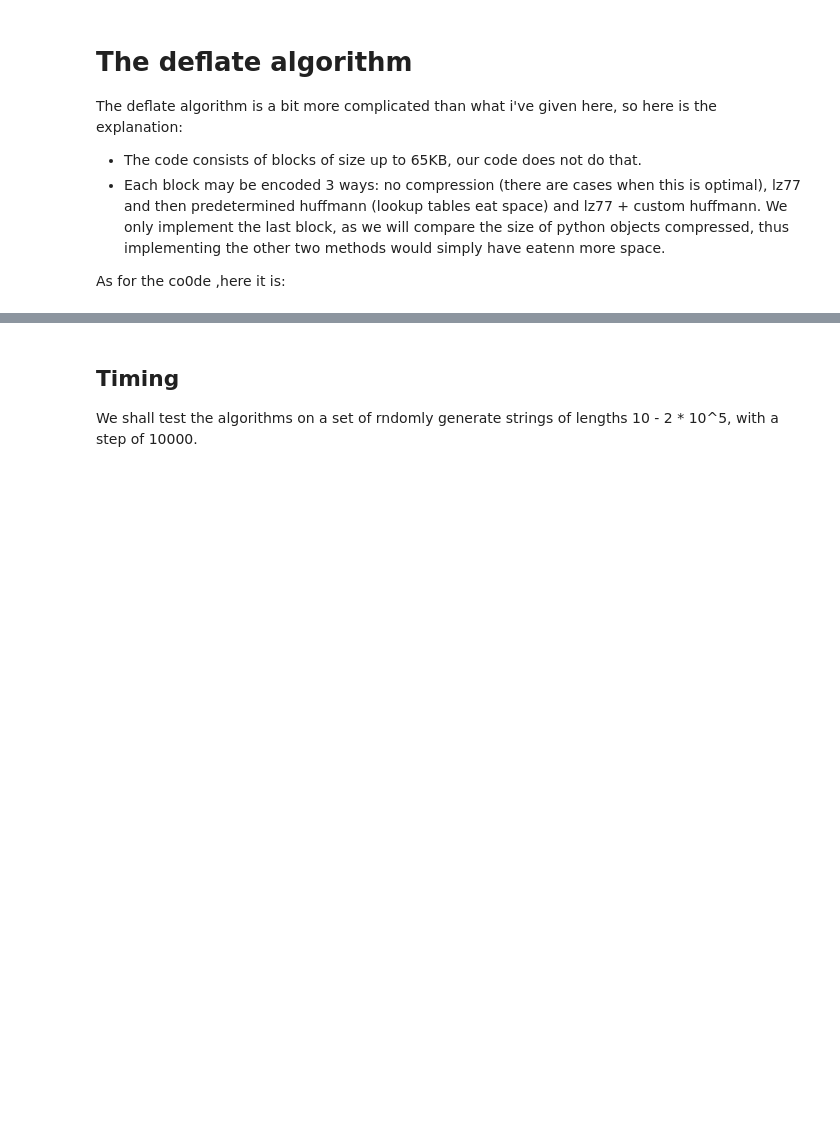
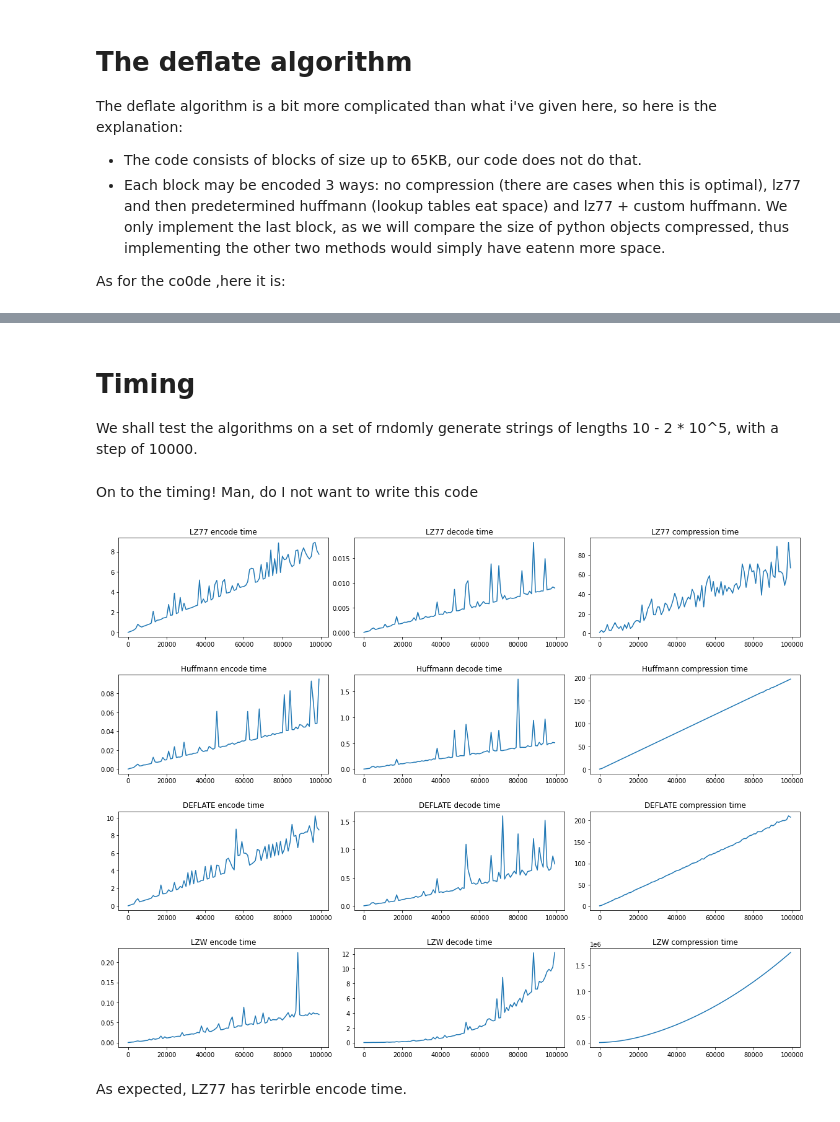
Before and after one commit to pmozil/discrete_lab_4, a Jupyter notebook: report.ipynb, the cells around one changed output, grey strips where cells are left out. Saved outputs shown, nothing was run; the diff lists cells and outputs as text; code cells hidden in the pictures; blank space fills up the shorter version.

```diff
--- a/report.ipynb
+++ b/report.ipynb
@@ -613,5 +746,5 @@ class DeflateCompressor:
 # %% [markdown]
-## Timing
+# Timing
 We shall test the algorithms on a set of rndomly generate strings of lengths 10 - 2 * 10^5, with a step of 10000.
 # %%
 class Timer:
@@ -638,6 +771,7 @@ class Timer:
       start = time.time()
       enc.data = self.line
       self.algo_enc_time.append(time.time() - start)
+    return self.algo_enc_time
 
   def time_decoding(self):
     """Check the decoding times"""
@@ -646,15 +780,44 @@ class Timer:
       start = time.time()
       _ = enc.data
       self.algo_dec_time.append(time.time() - start)
-
-    def compression_rates(self):
-      """Check the compression rates.
+    return self.algo_dec_time
+  def compression_rates(self):
+    """Check the compression rates.
       This one is purely rbitrary, as it only checks lengths.
       The huffmann thingamabob compresses python obects tenfols, as it uses a
       variation of a bit array, but when written to file, the compression is only ~20%.
       Of course it'd be twice as optimal if i used not pickle, but the point still stands.
       THIS CHECKS ONLY THE LENGTH DIFFERENCE, IT DOES NOT EVEN ACCOUNT FOR THE ENCODINF DICTIONARIES
-      """
-      self.compression_rates = []
-      for enc in self.compressors:
-        self.compression_rates.append(len(self.line) / len(enc._data))
+    """
+    self.compression_rate = []
+    for enc in self.compressors:
+      self.compression_rate.append(len(enc._data))
+    return self.compression_rate
+# %% [markdown]
+On to the timing! Man, do I not want to write this code
+# %%
+timer = Timer([LZ77StringCompressor(), HuffmannCompressor(), DeflateCompressor(), LZWCompressor()], 10)
+enc_times = []
+dec_times = []
+compression_rates = []
+line_lengths = [10 + i for i in range(0, 100000, 1000)]
+
+for i in tqdm.tqdm(line_lengths):
+  timer.regenerate_line(i)
+  enc_times.append(timer.time_encoding())
+  dec_times.append(timer.time_decoding())
+  compression_rates.append(timer.compression_rates())
+# %%
+fig, ax = plt.subplots(4, 3, figsize=(16, 12))
+fig.tight_layout(h_pad=4)
+for i in range(4):
+  ax[i, 0].plot(line_lengths, [x[i] for x in enc_times])
+  ax[i, 0].set_title(f"{timer.enc_names[i]} encode time")
+  ax[i, 1].plot(line_lengths, [x[i] for x in dec_times])
+  ax[i, 1].set_title(f"{timer.enc_names[i]} decode time")
+  ax[i, 2].plot(line_lengths, [x[i] for x in compression_rates])
+  ax[i, 2].set_title(f"{timer.enc_names[i]} compression time")
+# %% [output]
+[figure, added]
+# %% [markdown]
+As expected, LZ77 has terirble encode time.
```
Also changed, not shown: parts of 6 cells of this notebook, 1 other file.
